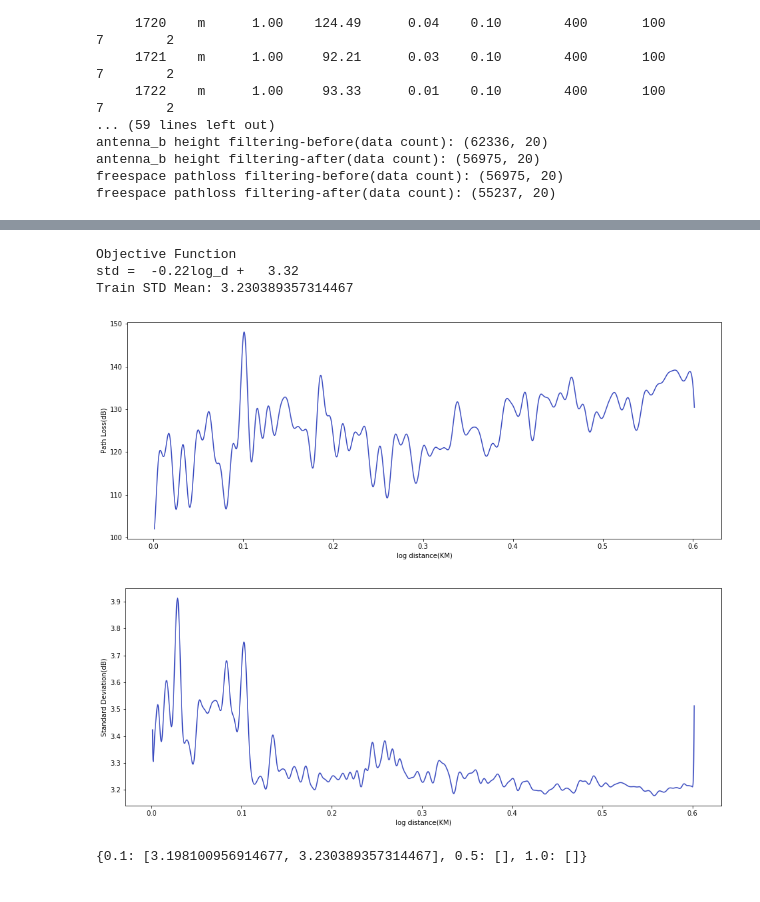
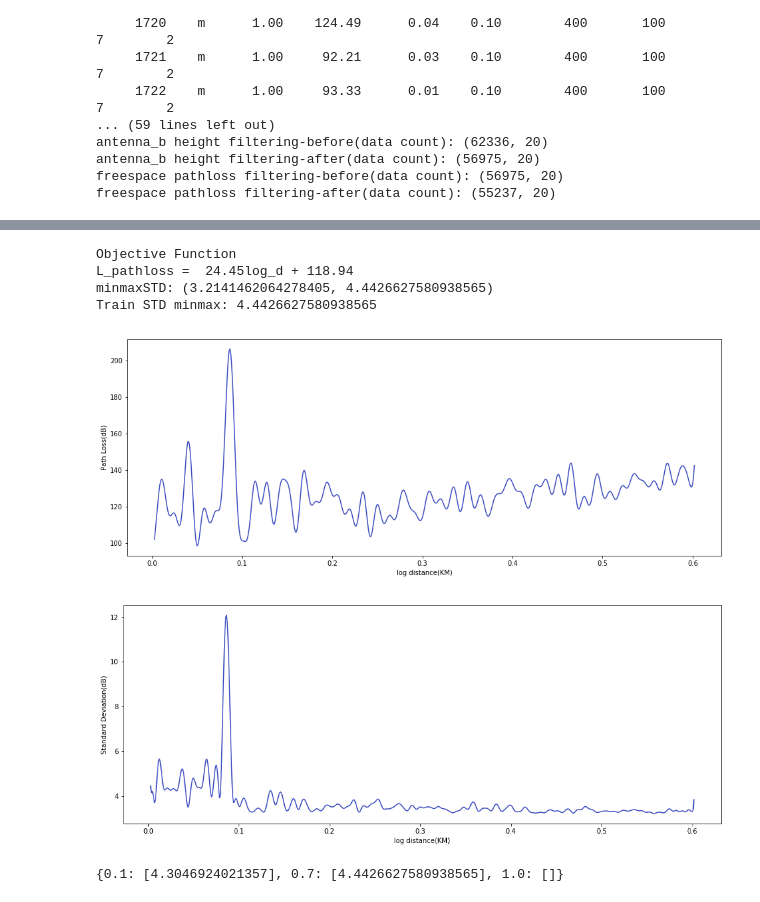
Before and after one commit to chanship72/pathloss, a Jupyter notebook: EquationModeling/EM_shadowing_paju.ipynb, the cells around one changed output, grey strips where cells are left out. Saved outputs shown, nothing was run; the diff lists cells and outputs as text; code cells hidden in the pictures.

```diff
--- a/EquationModeling/EM_shadowing_paju.ipynb
+++ b/EquationModeling/EM_shadowing_paju.ipynb
@@ -34,9 +34,9 @@ pd.options.display.float_format = "{:.2f}".format
 wt_fileList = {'../data/PLdata_paju_wt_400.csv':[('season', 0.1), ('frequency', 400), ('heightTB',100), ('heightB',7), ('heightM',2)],
             '../data/PLdata_paju_wt_1399.csv':[('season', 0.1), ('frequency', 1399), ('heightTB',100), ('heightB',7), ('heightM',2)],
             '../data/PLdata_paju_wt_2249.csv':[('season', 0.1), ('frequency', 2249), ('heightTB',100), ('heightB',7), ('heightM',2)]}
-sp_fileList = {'../data/PLdata_paju_sp_400.csv':[('season', 0.5), ('frequency', 400), ('heightTB',100), ('heightB',7), ('heightM',2)],
-            '../data/PLdata_paju_sp_1399.csv':[('season', 0.5), ('frequency', 1399), ('heightTB',100), ('heightB',7), ('heightM',2)],
-            '../data/PLdata_paju_sp_2249.csv':[('season', 0.5), ('frequency', 2249), ('heightTB',100), ('heightB',7), ('heightM',2)]}
+sp_fileList = {'../data/PLdata_paju_sp_400.csv':[('season', 0.7), ('frequency', 400), ('heightTB',100), ('heightB',7), ('heightM',2)],
+            '../data/PLdata_paju_sp_1399.csv':[('season', 0.7), ('frequency', 1399), ('heightTB',100), ('heightB',7), ('heightM',2)],
+            '../data/PLdata_paju_sp_2249.csv':[('season', 0.7), ('frequency', 2249), ('heightTB',100), ('heightB',7), ('heightM',2)]}
 sm_fileList = {'../data/PLdata_paju_sm_400.csv':[('season', 1.0), ('frequency', 400), ('heightTB',100), ('heightB',7), ('heightM',2)],
             '../data/PLdata_paju_sm_1399.csv':[('season', 1.0), ('frequency', 1399), ('heightTB',100), ('heightB',7), ('heightM',2)],
             '../data/PLdata_paju_sm_2249.csv':[('season', 1.0), ('frequency', 2249), ('heightTB',100), ('heightB',7), ('heightM',2)]}
@@ -107,11 +107,15 @@ targetCols = ['logDistance', 'pathloss']
 xCols = ['logDistance']
 yCols = ['pathloss']
 
-samplingRatio = 0.1
+samplingRatio = 0.03
+print(addWt.describe())
+print(addSp.describe())
+print(addSm.describe())
+
 # addDataSample.sort_values(by=['logDistance'])
 addWtSampled = samplingData(addWt[targetCols], samplingRatio, None)
 addSpSampled = samplingData(addSp[targetCols], samplingRatio, None)
 addSmSampled = samplingData(addSm[targetCols], samplingRatio, None)
 
-stdDist = {0.1:list(), 0.5:list(), 1.0:list()}
+stdDist = {0.1:list(), 0.7:list(), 1.0:list()}
 # %% [output]
@@ -150,13 +154,14 @@ model.fit(X, Y)
 
 pred, std = model.predict(X, return_std=True)
 linearModel = Ridge(alpha=0.0001)
-linearModel.fit(X, std)
+linearModel.fit(X, pred)
 print("\nObjective Function")
-print("std = {:6.2f}log_d + {:6.2f}".format(linearModel.coef_[0],linearModel.intercept_))
+print("L_pathloss = {:6.2f}log_d + {:6.2f}".format(linearModel.coef_[0],linearModel.intercept_))
 
-meanSTD = stats.describe(std).mean
-print("Train STD Mean: {}".format(meanSTD))
-stdDist[0.1].append(meanSTD)
+minmaxSTD = stats.describe(std).minmax
+print("minmaxSTD:",minmaxSTD)
+print("Train STD minmax: {}".format(minmaxSTD[1]))
+stdDist[0.1].append(minmaxSTD[1])
 
 train_2d_sigma_graph_s(model, X, Y, targetCol = 'logDistance', sigmaFlag = False)
 train_2d_sigma_graph_s(model, X, Y)
@@ -172,40 +178,42 @@ Train STD Mean: 3.198100956914677
 # %%
 #### %autoreload
 
 X = np.array(addSpSampled[xCols])
 Y = np.array(addSpSampled[yCols])
 
 modelList = []
 dataSet = []
 i = 1
 
 stdTrainSum, stdTestSum = 0, 0
 kernel = 'RBF'
 
 model = gp_regression(kernel)
 model.fit(X, Y)
 
 pred, std = model.predict(X, return_std=True)
 linearModel = Ridge(alpha=0.0001)
-linearModel.fit(X, std)
+linearModel.fit(X, pred)
 print("\nObjective Function")
-print("std = {:6.2f}log_d + {:6.2f}".format(linearModel.coef_[0],linearModel.intercept_))
+print("L_pathloss = {:6.2f}log_d + {:6.2f}".format(linearModel.coef_[0],linearModel.intercept_))
 
-meanSTD = stats.describe(std).mean
-print("Train STD Mean: {}".format(meanSTD))
-stdDist[0.1].append(meanSTD)
+minmaxSTD = stats.describe(std).minmax
+print("minmaxSTD:",minmaxSTD)
+print("Train STD minmax: {}".format(minmaxSTD[1]))
+stdDist[0.7].append(minmaxSTD[1])
 
 train_2d_sigma_graph_s(model, X, Y, targetCol = 'logDistance', sigmaFlag = False)
 train_2d_sigma_graph_s(model, X, Y)
 
 print(stdDist)
 # %% [output]
 Objective Function
-std =  -0.22log_d +   3.32
-Train STD Mean: 3.230389357314467
+L_pathloss =  24.45log_d + 118.94
+minmaxSTD: (3.2141462064278405, 4.4426627580938565)
+Train STD minmax: 4.4426627580938565
-[figure, old version]
+[figure, new version]
-[figure, old version]
+[figure, new version]
-{0.1: [3.198100956914677, 3.230389357314467], 0.5: [], 1.0: []}
+{0.1: [4.3046924021357], 0.7: [4.4426627580938565], 1.0: []}
 # %%
 #### %autoreload
 
```
Also changed, not shown: parts of 4 cells of this notebook, 2 other files.
